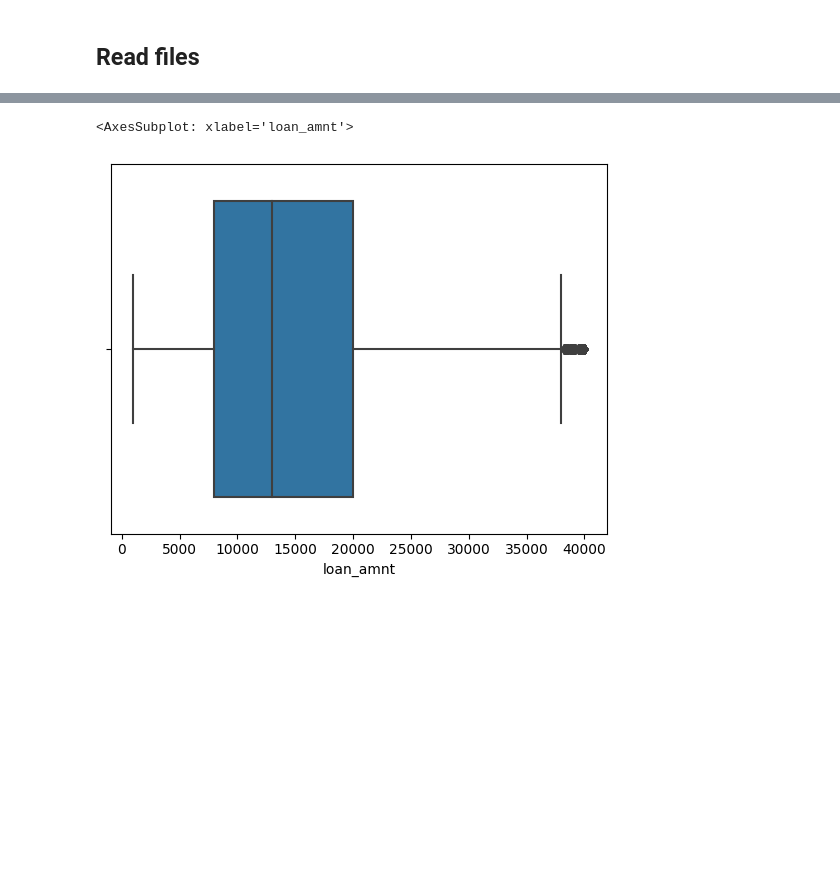
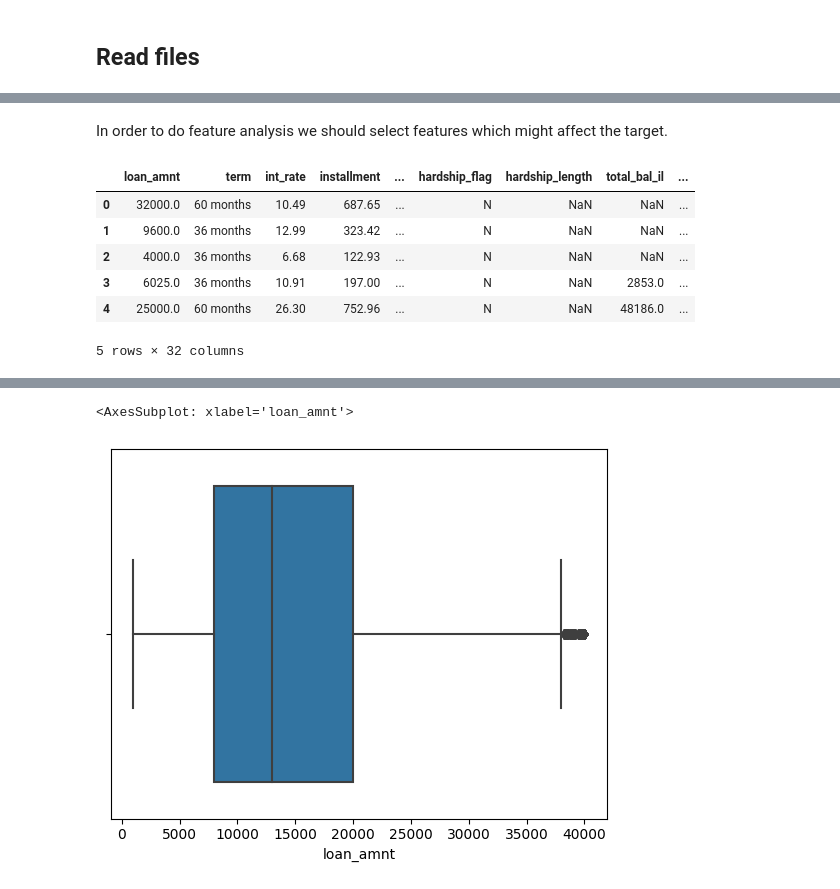
Before and after one commit to Alex1iv/Loan_repayment, a Jupyter notebook: notebooks/Loan_repayment.ipynb, the cells around one changed output, grey strips where cells are left out. Cells and saved outputs as stored; diff of their text form; code cells hidden in the pictures; blank space fills up the shorter version.

```diff
--- a/notebooks/Loan_repayment.ipynb
+++ b/notebooks/Loan_repayment.ipynb
@@ -84,0 +124,20 @@ sns.histplot(df, y='loan_status')
+# %% [markdown]
+In order to do feature analysis we should select features which might affect the target.
+# %%
+selected_cols = [
+    'loan_amnt', 'term', 'int_rate', 'installment', 'grade', 'sub_grade', 'emp_title', 'emp_length', \
+    'home_ownership', 'annual_inc', 'verification_status', 'issue_d', 'loan_status','pymnt_plan',\
+    'purpose','title','zip_code','dti','earliest_cr_line','open_acc','pub_rec','revol_bal',\
+    'revol_util','total_acc','initial_list_status','application_type','mort_acc','pub_rec_bankruptcies',\
+    'hardship_flag','hardship_length','total_bal_il','settlement_percentage']
+
+data = data[selected_cols]
+data.head()
+# %% [output]
+|  | loan_amnt | term | int_rate | installment | ... | hardship_flag | hardship_length | total_bal_il | ... |
+| 0 | 32000.0 | 60 months | 10.49 | 687.65 | ... | N | NaN | NaN | ... |
+| 1 | 9600.0 | 36 months | 12.99 | 323.42 | ... | N | NaN | NaN | ... |
+| 2 | 4000.0 | 36 months | 6.68 | 122.93 | ... | N | NaN | NaN | ... |
+| 3 | 6025.0 | 36 months | 10.91 | 197.00 | ... | N | NaN | 2853.0 | ... |
+| 4 | 25000.0 | 60 months | 26.30 | 752.96 | ... | N | NaN | 48186.0 | ... |
+5 rows × 32 columns
```
Also changed, not shown: parts of 16 cells of this notebook, 1 other file.
